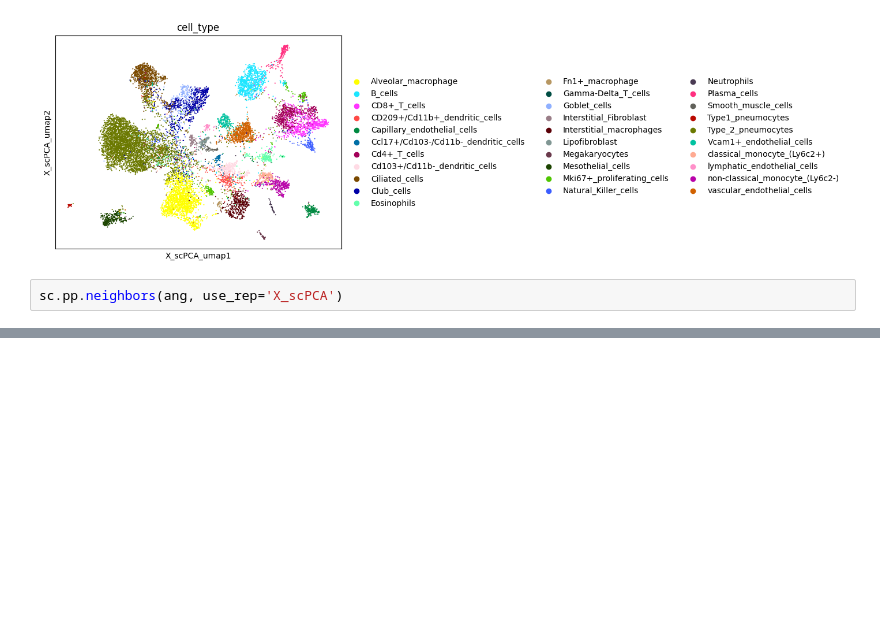
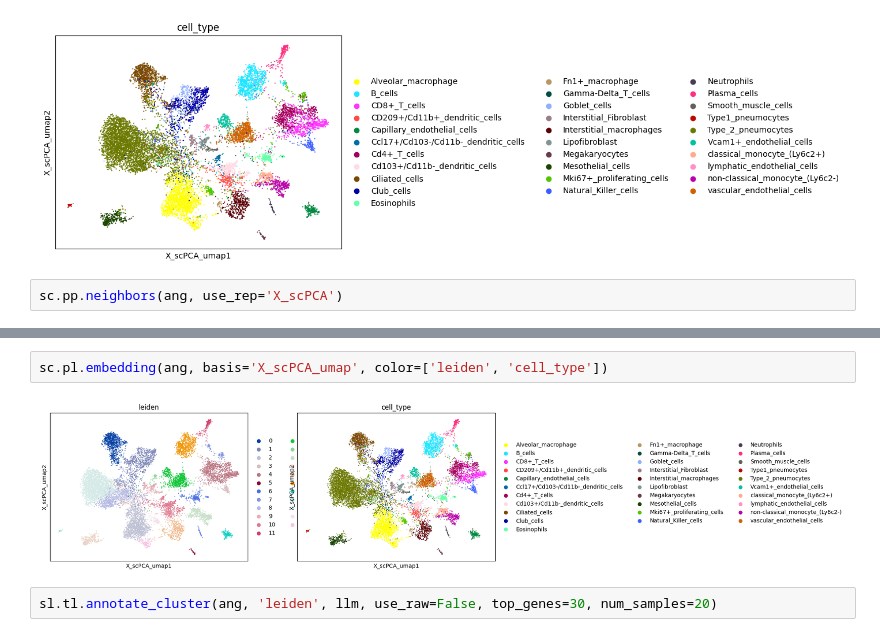
Before and after one commit to sagar87/scllm, a Jupyter notebook: docs/notebooks/cell_types.ipynb, the cells around one changed output, grey strips where cells are left out. Cells and saved outputs as stored; diff of their text form; blank space fills up the shorter version.

```diff
--- a/docs/notebooks/cell_types.ipynb
+++ b/docs/notebooks/cell_types.ipynb
@@ -55,0 +54,6 @@ KeyError: 'No "neighbors" in .uns'
+# %%
+sc.pl.embedding(ang, basis='X_scPCA_umap', color=['leiden', 'cell_type'])
+# %% [output]
+[figure, added]
+# %%
+sl.tl.annotate_cluster(ang, 'leiden', llm, use_raw=False, top_genes=30, num_samples=20)
```
Also changed, not shown: parts of 3 cells of this notebook, 3 other files.
